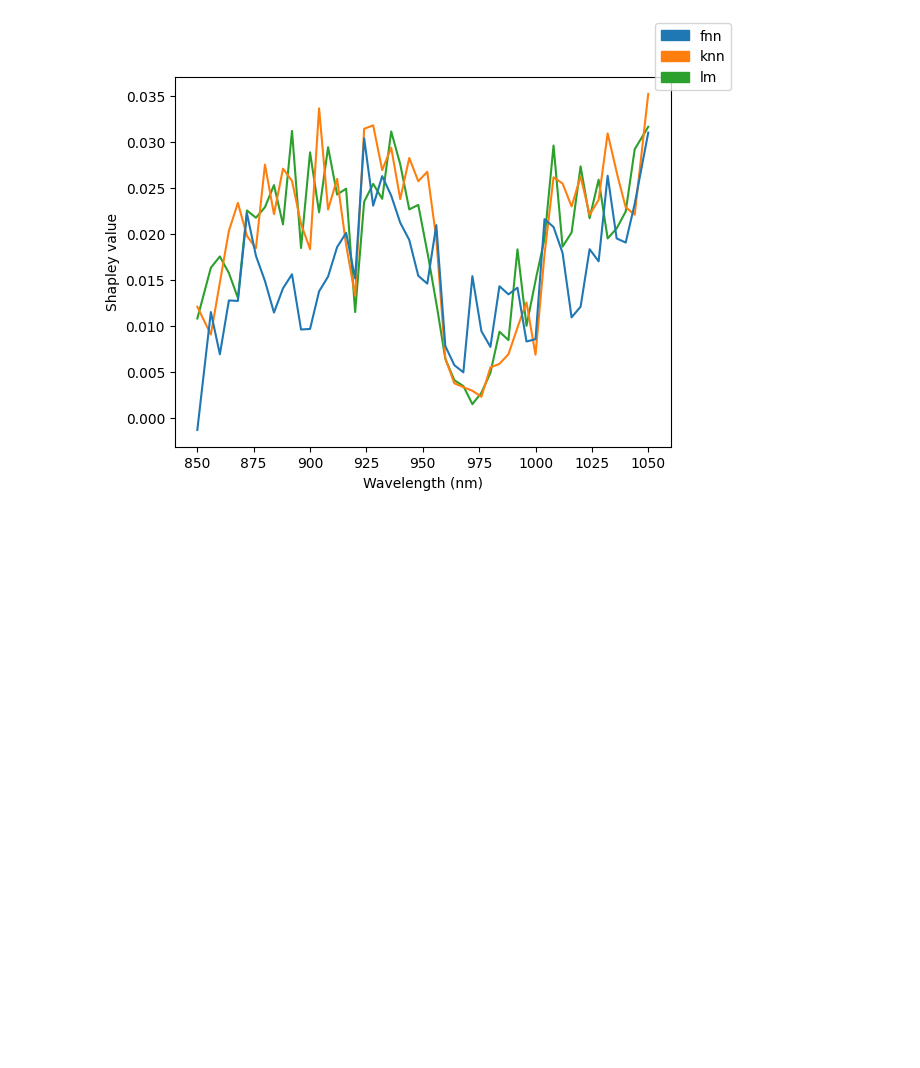
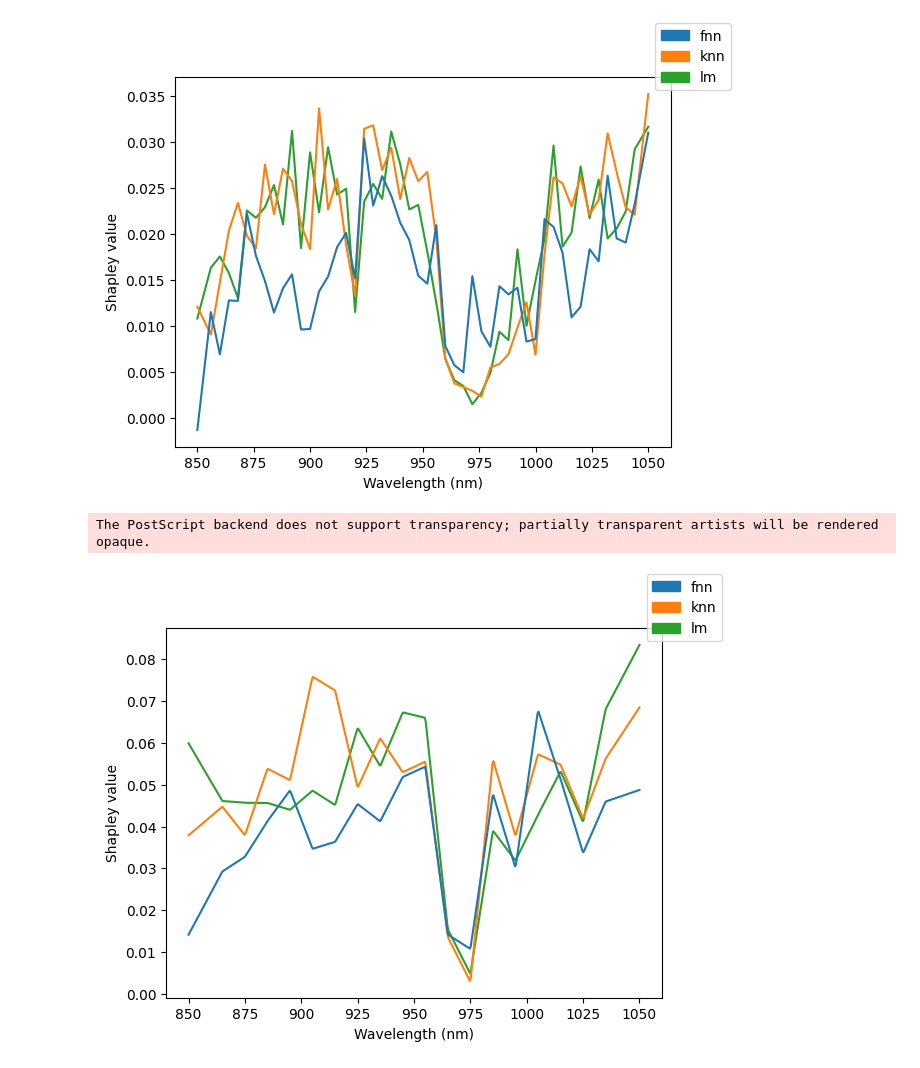
Before and after one commit to pachoning/shapley_fda_experiments, a Jupyter notebook: notebooks/real_data.ipynb, the cells around one changed output. Drawn from its saved outputs; the diff is of its cells as text; code cells hidden in the pictures; blank space fills up the shorter version.

```diff
--- a/notebooks/real_data.ipynb
+++ b/notebooks/real_data.ipynb
@@ -477,3 +524,22 @@ plt.savefig(os.path.join(images_path, "tecator_shapley.pdf"), format="pdf")
 # %% [output]
 The PostScript backend does not support transparency; partially transparent artists will be rendered opaque.
 [figure]
+# %%
+header = compute_mean_value([x[0] for x in values_shapley_lm_20_1000])
+shapley_grid = FDataGrid(
+    data_matrix=shapley_all_models_20_1000,
+    grid_points=header,
+    domain_range=domain_range,
+    sample_names=models_obtained,
+    coordinate_names=("Shapley value", ),
+    argument_names=f.argument_names
+)
+zzz = shapley_grid.plot(
+    group=models_obtained,
+    legend=True,
+)
+plt.savefig(os.path.join(images_path, "tecator_20_1000_shapley.eps"), format="eps")
+plt.savefig(os.path.join(images_path, "tecator_20_1000_shapley.pdf"), format="pdf")
+# %% [output]
+The PostScript backend does not support transparency; partially transparent artists will be rendered opaque.
+[figure, added]
```
Also changed, not shown: parts of 7 cells of this notebook.
